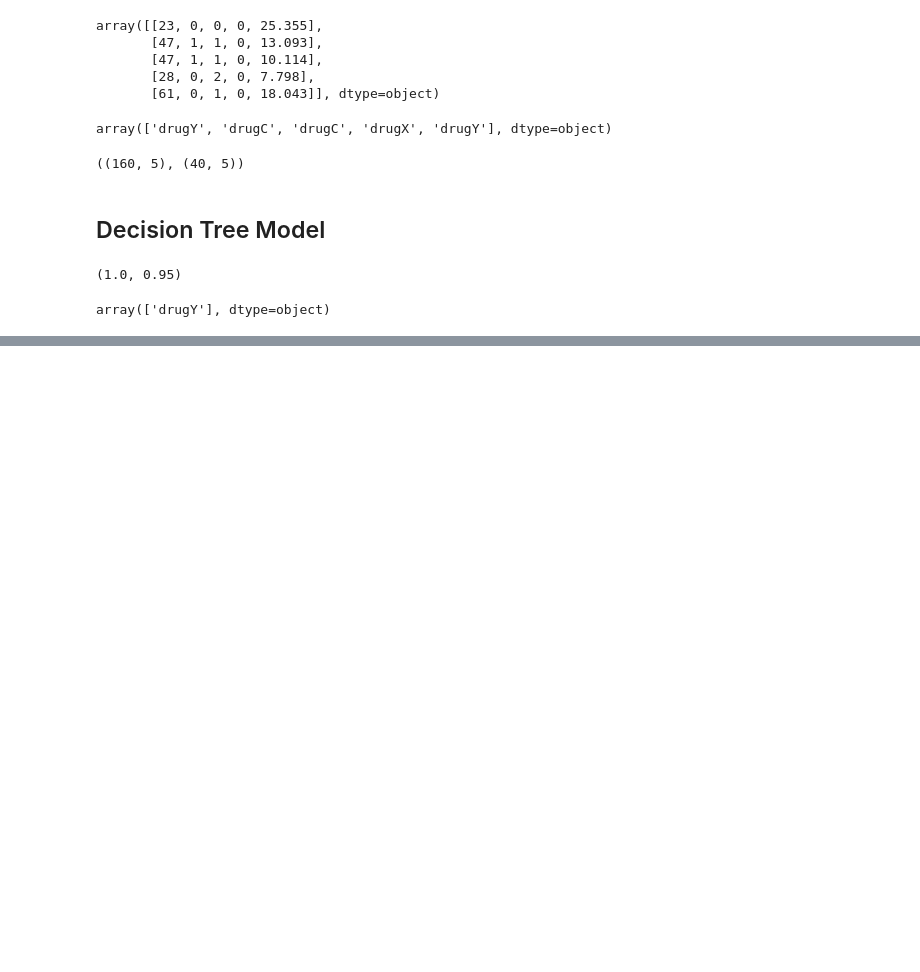
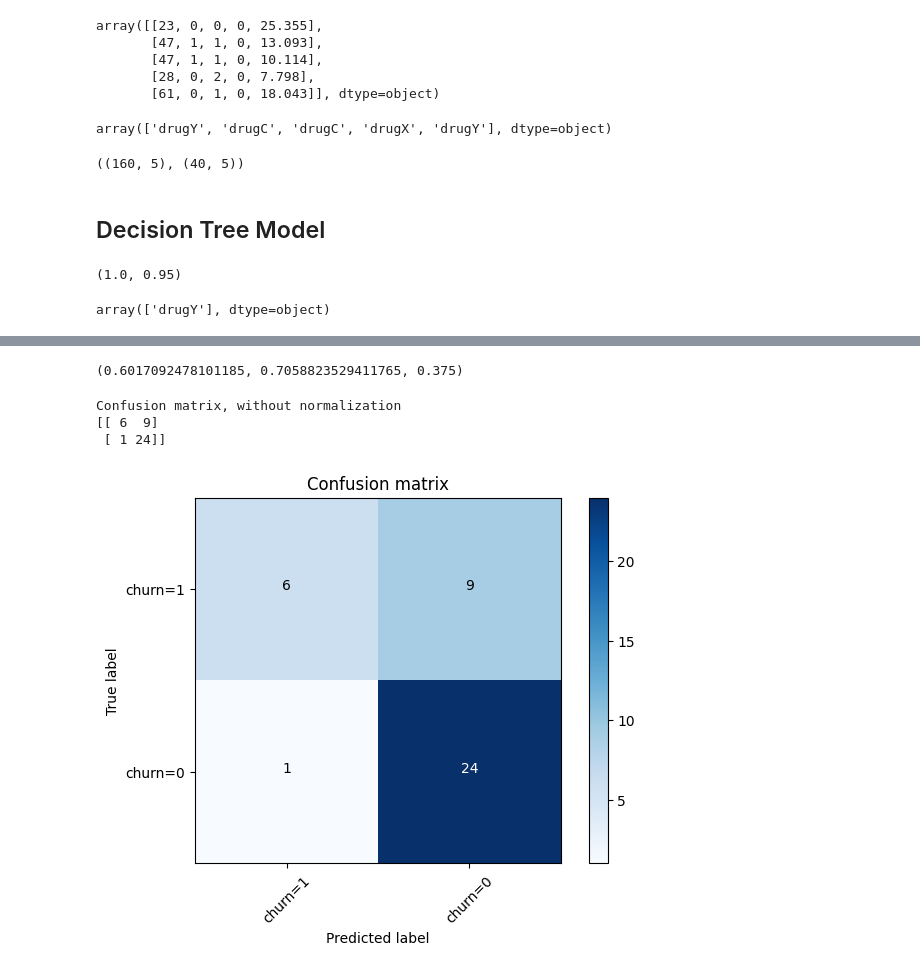
Before and after one commit to AleeRezaa/Learn-Machine-Learning, a Jupyter notebook: 2 Classification/classification.ipynb, the cells around one changed output, grey strips where cells are left out. Saved outputs shown, nothing was run; the diff lists cells and outputs as text; code cells hidden in the pictures; blank space fills up the shorter version.

Commit message:
logistic regression classification completed

```diff
--- a/2 Classification/classification.ipynb
+++ b/2 Classification/classification.ipynb
@@ -226,0 +298,5 @@ array(['drugY'], dtype=object)
+# %%
+# seprate to train and test
+
+train_x, test_x, train_y, test_y = train_test_split(x, y, test_size = 0.2, random_state = 4)
+train_x.shape, test_x.shape
@@ -226,0 +307,14 @@ array(['drugY'], dtype=object)
+# %%
+# create model
+
+from sklearn.linear_model import LogisticRegression
+
+model = LogisticRegression(C=0.01, solver='liblinear').fit(train_x, train_y) # other solvers: ‘newton-cg’, ‘lbfgs’, ‘liblinear’, ‘sag’, ‘saga’ / to reduce overfit
+
+train_y_ = model.predict(train_x)
+test_y_ = model.predict(test_x)
+
+train_y_p = model.predict_proba(train_x)
+test_y_p = model.predict_proba(test_x)
+
+test_y[:5], test_y_[:5], test_y_p[:5]
@@ -226,0 +329,55 @@ array(['drugY'], dtype=object)
+# %%
+# test model
+
+from sklearn.metrics import log_loss, jaccard_score
+
+log_loss(test_y, test_y_p), jaccard_score(test_y, test_y_, pos_label = 0), jaccard_score(test_y, test_y_, pos_label = 1)
+# %% [output]
+(0.6017092478101185, 0.7058823529411765, 0.375)
+# %%
+# show confusion matrix
+
+from sklearn.metrics import confusion_matrix
+import itertools
+
+# This function prints and plots the confusion matrix. Normalization can be applied by setting `normalize=True`.
+
+def plot_confusion_matrix(cm, classes, normalize=False, title='Confusion matrix', cmap=plt.cm.Blues):
+
+    if normalize:
+        cm = cm.astype('float') / cm.sum(axis=1)[:, np.newaxis]
+        print("Normalized confusion matrix")
+    else:
+        print('Confusion matrix, without normalization')
+
+    print(cm)
+
+    plt.imshow(cm, interpolation='nearest', cmap=cmap)
+    plt.title(title)
+    plt.colorbar()
+    tick_marks = np.arange(len(classes))
+    plt.xticks(tick_marks, classes, rotation=45)
+    plt.yticks(tick_marks, classes)
+
+    fmt = '.2f' if normalize else 'd'
+    thresh = cm.max() / 2.
+    for i, j in itertools.product(range(cm.shape[0]), range(cm.shape[1])):
+        plt.text(j, i, format(cm[i, j], fmt), horizontalalignment="center", color="white" if cm[i, j] > thresh else "black")
+
+    plt.tight_layout()
+    plt.ylabel('True label')
+    plt.xlabel('Predicted label')
+
+# Compute confusion matrix
+cnf_matrix = confusion_matrix(test_y, test_y_, labels=[1,0])
+np.set_printoptions(precision=2)
+
+
+# Plot non-normalized confusion matrix
+plt.figure()
+plot_confusion_matrix(cnf_matrix, classes=['churn=1','churn=0'],normalize= False,  title='Confusion matrix')
+# %% [output]
+Confusion matrix, without normalization
+[[ 6  9]
+ [ 1 24]]
+[figure, added]
```
Also changed, not shown: parts of 13 cells of this notebook, 1 other file.
